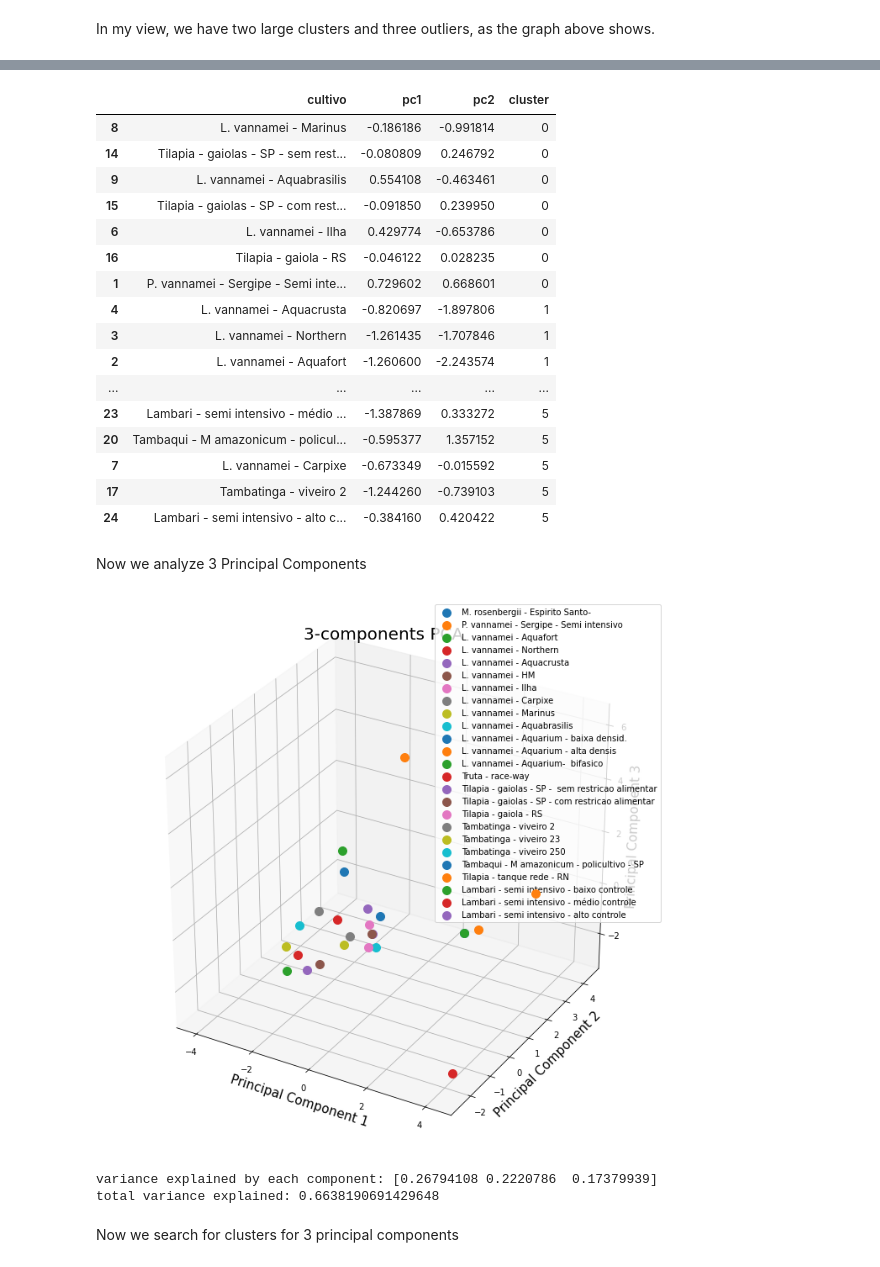
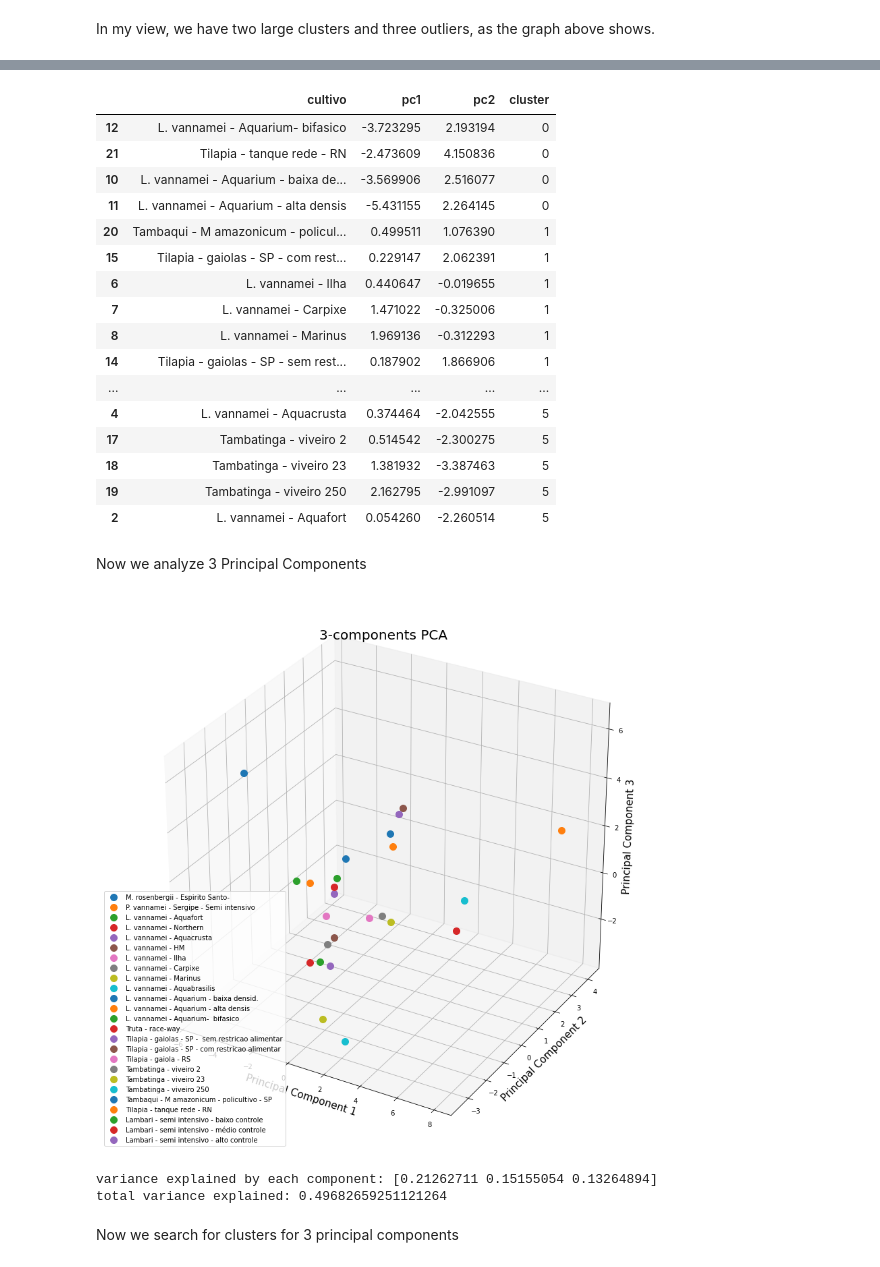
Before and after one commit to christianadriano/PCA_AquacultureSystem, a Jupyter notebook: PCA_KMeans_All_All.ipynb, the cells around one changed output, grey strips where cells are left out. Cells and saved outputs as stored; diff of their text form; code cells hidden in the pictures.

```diff
--- a/PCA_KMeans_All_All.ipynb
+++ b/PCA_KMeans_All_All.ipynb
@@ -34,8 +34,8 @@ print(df1)
 [13 rows x 50 columns]
 # %%
 column_names = df1.columns
-#Select fatores Sociais
-feature_names = [name for name in column_names if name.startswith("S")]
+#Select fatores Sociais, Ambientais, Economicos
+feature_names = [name for name in column_names if (name.startswith("S")|name.startswith("E")|name.startswith("A"))]
 
 #feature_names = list(df.columns["E1_RRLII":"E13_DM"])
 #print(feature_names)
@@ -62,8 +62,8 @@ df2 = pd.read_csv(io.StringIO(uploaded2['dados_relativizados_centralizados_pisci
 #print(df2)
 
 column_names = df2.columns
-#Select fatores Sociais
-feature_names = [name for name in column_names if name.startswith("S")]
+#Select fatores Sociais, Ambientais, Economicos
+feature_names = [name for name in column_names if (name.startswith("S")|name.startswith("E")|name.startswith("A"))]
 
 #feature_names = list(df.columns["E1_RRLII":"E13_DM"])
 #print(feature_names)
@@ -399,22 +408,22 @@ df1= df_clustering.assign(cluster=pd.Series(model.labels_).values)
 df1.sort_values(by='cluster')
 # %% [output]
 |  | cultivo | pc1 | pc2 | cluster |
-| 8 | L. vannamei - Marinus | -0.186186 | -0.991814 | 0 |
-| 14 | Tilapia - gaiolas - SP - sem rest... | -0.080809 | 0.246792 | 0 |
-| 9 | L. vannamei - Aquabrasilis | 0.554108 | -0.463461 | 0 |
-| 15 | Tilapia - gaiolas - SP - com rest... | -0.091850 | 0.239950 | 0 |
-| 6 | L. vannamei - Ilha | 0.429774 | -0.653786 | 0 |
-| 16 | Tilapia - gaiola - RS | -0.046122 | 0.028235 | 0 |
-| 1 | P. vannamei - Sergipe - Semi inte... | 0.729602 | 0.668601 | 0 |
-| 4 | L. vannamei - Aquacrusta | -0.820697 | -1.897806 | 1 |
-| 3 | L. vannamei - Northern | -1.261435 | -1.707846 | 1 |
-| 2 | L. vannamei - Aquafort | -1.260600 | -2.243574 | 1 |
+| 12 | L. vannamei - Aquarium- bifasico | -3.723295 | 2.193194 | 0 |
+| 21 | Tilapia - tanque rede - RN | -2.473609 | 4.150836 | 0 |
+| 10 | L. vannamei - Aquarium - baixa de... | -3.569906 | 2.516077 | 0 |
+| 11 | L. vannamei - Aquarium - alta densis | -5.431155 | 2.264145 | 0 |
+| 20 | Tambaqui - M amazonicum - policul... | 0.499511 | 1.076390 | 1 |
+| 15 | Tilapia - gaiolas - SP - com rest... | 0.229147 | 2.062391 | 1 |
+| 6 | L. vannamei - Ilha | 0.440647 | -0.019655 | 1 |
+| 7 | L. vannamei - Carpixe | 1.471022 | -0.325006 | 1 |
+| 8 | L. vannamei - Marinus | 1.969136 | -0.312293 | 1 |
+| 14 | Tilapia - gaiolas - SP - sem rest... | 0.187902 | 1.866906 | 1 |
 | ... | ... | ... | ... | ... |
-| 23 | Lambari - semi intensivo - médio ... | -1.387869 | 0.333272 | 5 |
-| 20 | Tambaqui - M amazonicum - policul... | -0.595377 | 1.357152 | 5 |
-| 7 | L. vannamei - Carpixe | -0.673349 | -0.015592 | 5 |
-| 17 | Tambatinga - viveiro 2 | -1.244260 | -0.739103 | 5 |
-| 24 | Lambari - semi intensivo - alto c... | -0.384160 | 0.420422 | 5 |
+| 4 | L. vannamei - Aquacrusta | 0.374464 | -2.042555 | 5 |
+| 17 | Tambatinga - viveiro 2 | 0.514542 | -2.300275 | 5 |
+| 18 | Tambatinga - viveiro 23 | 1.381932 | -3.387463 | 5 |
+| 19 | Tambatinga - viveiro 250 | 2.162795 | -2.991097 | 5 |
+| 2 | L. vannamei - Aquafort | 0.054260 | -2.260514 | 5 |
 # %% [markdown]
 Now we analyze 3 Principal Components
 # %%
@@ -442,34 +451,34 @@ df_clustering = pd.DataFrame({'cultivo': targets,  'pc1':list(principalComponent
 # %%
 #Visualize results of PCA in Three Dimensions
 import matplotlib.pyplot as plt
 from mpl_toolkits.mplot3d import Axes3D
 
-fig = plt.figure(figsize = (12,12))
+fig = plt.figure(figsize = (15,15))
 ax = fig.add_subplot(111, projection='3d')
 ax.set_xlabel('Principal Component 1', fontsize = 15)
 ax.set_ylabel('Principal Component 2', fontsize = 15)
 ax.set_zlabel('Principal Component 3', fontsize = 15)
 ax.set_title('3-components PCA', fontsize = 20)
 targets = df_cultivo['cultivo'].to_numpy()
 
 for target in targets:
     indicesToKeep = finalDf['cultivo'] == target
     x = finalDf.loc[indicesToKeep, 'principal component 1']
     y = finalDf.loc[indicesToKeep, 'principal component 2']
     z = finalDf.loc[indicesToKeep, 'principal component 3']
     ax.scatter(x,y,z,s = 100)
 
 ax.legend(targets)
 ax.grid()
 # %% [output]
-[figure, old version]
+[figure, new version]
 # %%
 variance_list =pca.explained_variance_ratio_
 print("variance explained by each component:", variance_list)
 print("total variance explained:", sum(variance_list))
 # %% [output]
-variance explained by each component: [0.26794108 0.2220786  0.17379939]
-total variance explained: 0.6638190691429648
+variance explained by each component: [0.21262711 0.15155054 0.13264894]
+total variance explained: 0.49682659251121264
 # %% [markdown]
 Now we search for clusters for 3 principal components
 # %%
```
Also changed, not shown: parts of 22 cells of this notebook.
